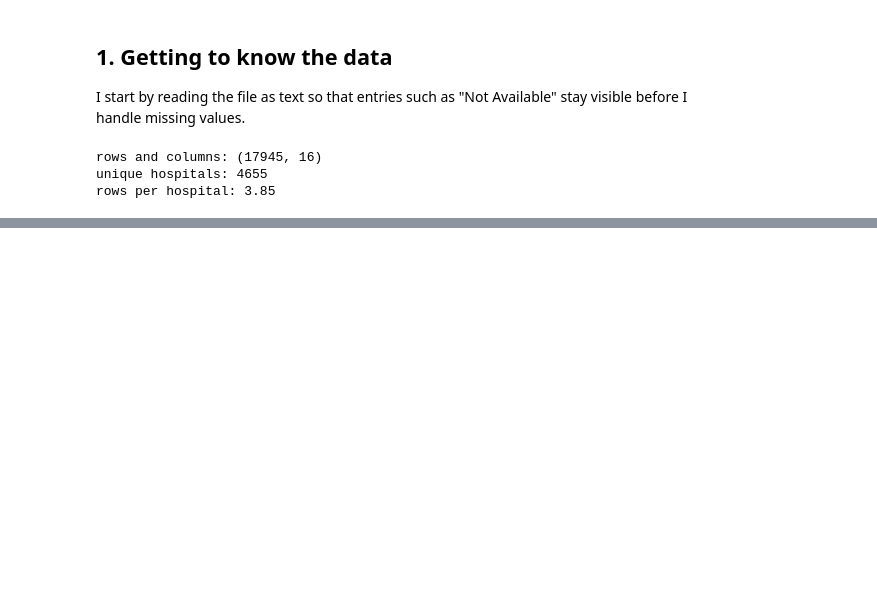
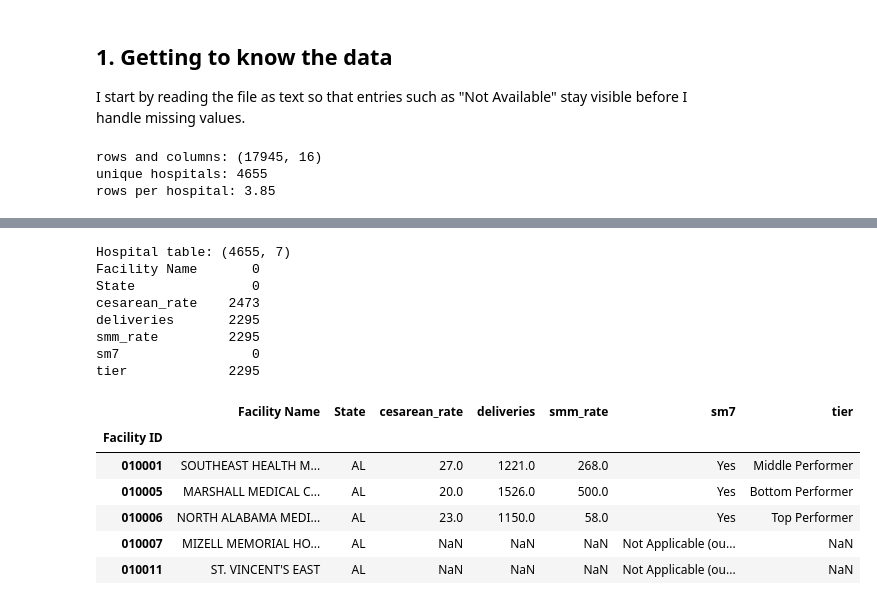
Before and after one commit to s-campos-david/Intr_Data_Science_Course, a Jupyter notebook: maternal_health_analysis.ipynb, the cells around one changed output, grey strips where cells are left out. Drawn from its saved outputs; the diff is of its cells as text; code cells hidden in the pictures; blank space fills up the shorter version.

Commit message:
Simplify maternal health notebook and shorten conclusions

```diff
--- a/maternal_health_analysis.ipynb
+++ b/maternal_health_analysis.ipynb
@@ -9,25 +9,18 @@ import pandas as pd
 import matplotlib.pyplot as plt
 import seaborn as sns
 
-from sklearn.model_selection import train_test_split, cross_val_score, StratifiedKFold
+from sklearn.model_selection import train_test_split
 from sklearn.pipeline import Pipeline
 from sklearn.compose import ColumnTransformer
 from sklearn.preprocessing import StandardScaler, OneHotEncoder
 from sklearn.impute import SimpleImputer
 from sklearn.linear_model import LogisticRegression
-from sklearn.ensemble import RandomForestClassifier
 from sklearn.dummy import DummyClassifier
-from sklearn.inspection import permutation_importance
-from sklearn.metrics import (accuracy_score, precision_score, recall_score, f1_score,
-                             roc_auc_score, confusion_matrix, classification_report, roc_curve)
+from sklearn.metrics import (accuracy_score, precision_score, recall_score,
+                             f1_score, roc_auc_score, confusion_matrix)
 
-%matplotlib inline
 sns.set_theme(style="whitegrid")
-
-pd.set_option("display.width", 100)
 pd.set_option("display.max_columns", 10)
-pd.set_option("display.max_colwidth", 22)
-
 SEED = 42
 # %% [markdown]
 ## 1. Getting to know the data
@@ -654,0 +43,36 @@ The model still has limited predictive power. It identifies roughly half of the
+# %%
+score = raw.pivot_table(index="Facility ID", columns="Measure ID",
+                        values="Score", aggfunc="first")
+sample = raw.pivot_table(index="Facility ID", columns="Measure ID",
+                         values="Sample", aggfunc="first")
+category = raw.pivot_table(index="Facility ID", columns="Measure ID",
+                           values="Category", aggfunc="first")
+
+hosp = (raw[["Facility ID", "Facility Name", "State"]]
+        .drop_duplicates("Facility ID").set_index("Facility ID"))
+hosp["cesarean_rate"] = pd.to_numeric(score["PC_02"], errors="coerce")
+hosp["deliveries"] = pd.to_numeric(sample["PC_07a"], errors="coerce")
+hosp["smm_rate"] = pd.to_numeric(score["PC_07a"], errors="coerce")
+hosp["sm7"] = score["SM_7"]
+hosp["tier"] = category["PC_07a"].replace(
+    ["Not Available", "Not Applicable"], np.nan)
+
+print("Hospital table:", hosp.shape)
+print(hosp.isna().sum().to_string())
+hosp.head()
+# %% [output]
+Hospital table: (4655, 7)
+Facility Name       0
+State               0
+cesarean_rate    2473
+deliveries       2295
+smm_rate         2295
+sm7                 0
+tier             2295
+|  | Facility Name | State | cesarean_rate | deliveries | smm_rate | sm7 | tier |
+| Facility ID |  |  |  |  |  |  |  |
+| 010001 | SOUTHEAST HEALTH M... | AL | 27.0 | 1221.0 | 268.0 | Yes | Middle Performer |
+| 010005 | MARSHALL MEDICAL C... | AL | 20.0 | 1526.0 | 500.0 | Yes | Bottom Performer |
+| 010006 | NORTH ALABAMA MEDI... | AL | 23.0 | 1150.0 | 58.0 | Yes | Top Performer |
+| 010007 | MIZELL MEMORIAL HO... | AL | NaN | NaN | NaN | Not Applicable (ou... | NaN |
+| 010011 | ST. VINCENT'S EAST | AL | NaN | NaN | NaN | Not Applicable (ou... | NaN |
```
Also changed, not shown: parts of 68 cells of this notebook.
